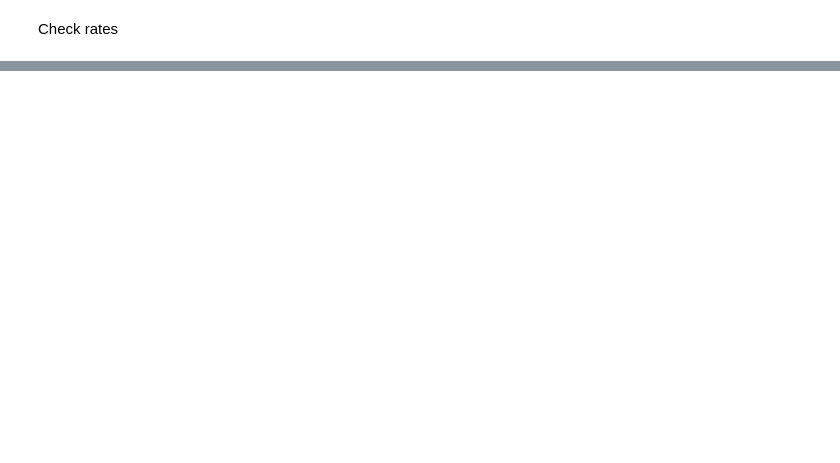
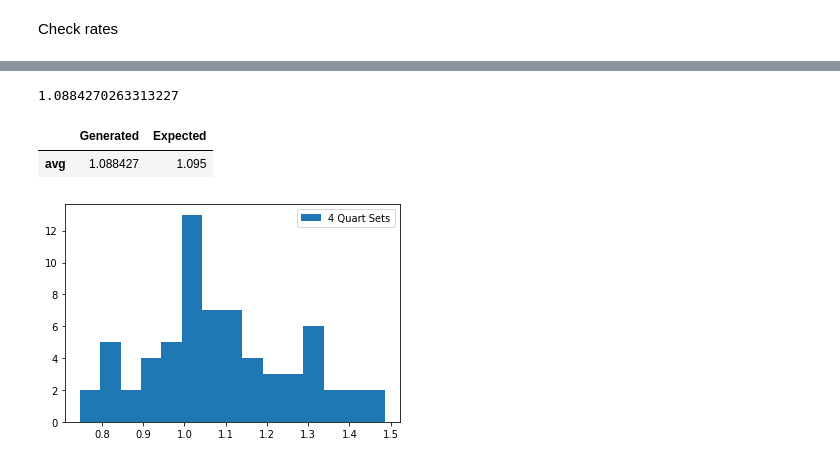
Before and after one commit to chriskelly/LifeFinances, a Jupyter notebook: Simulation/Diagnostics.ipynb, the cells around one changed output, grey strips where cells are left out. Drawn from its saved outputs; the diff is of its cells as text; code cells hidden in the pictures; blank space fills up the shorter version.

```diff
--- a/Simulation/Diagnostics.ipynb
+++ b/Simulation/Diagnostics.ipynb
@@ -46,0 +72,20 @@ pd.DataFrame(data, index=['avg'
+# %%
+years = math.trunc(df['Time'].max()-df['Time'].min())
+yr_sets_of_qt_returns=np.array_split((df['Stock Returns']+1),years)
+yr_returns = []
+for set in yr_sets_of_qt_returns:
+        yr_returns.append(np.product(set))
+plt.hist(yr_returns,15,label='4 Quart Sets')
+print(np.mean(yr_returns))
+plt.legend()
+
+data = {'Generated':[np.mean(yr_returns)],
+        'Expected':[constants.EQUITY_MEAN]}
+
+pd.DataFrame(data, index=['avg'
+                               ])
+# %% [output]
+1.0884270263313227
+|  | Generated | Expected |
+| avg | 1.088427 | 1.095 |
+[figure, added]
```
Also changed, not shown: parts of 6 cells of this notebook, 5 other files.
